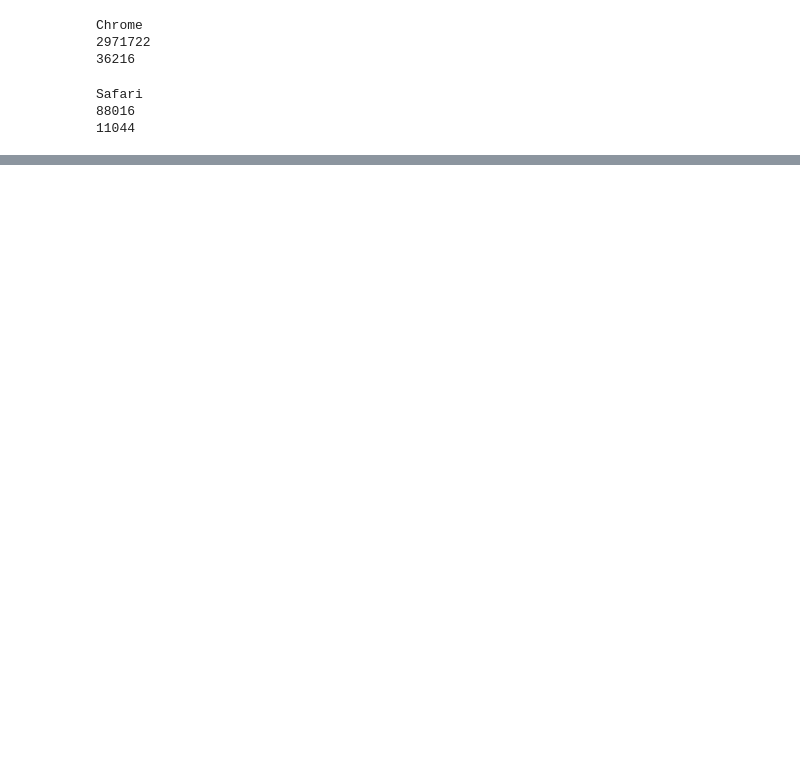
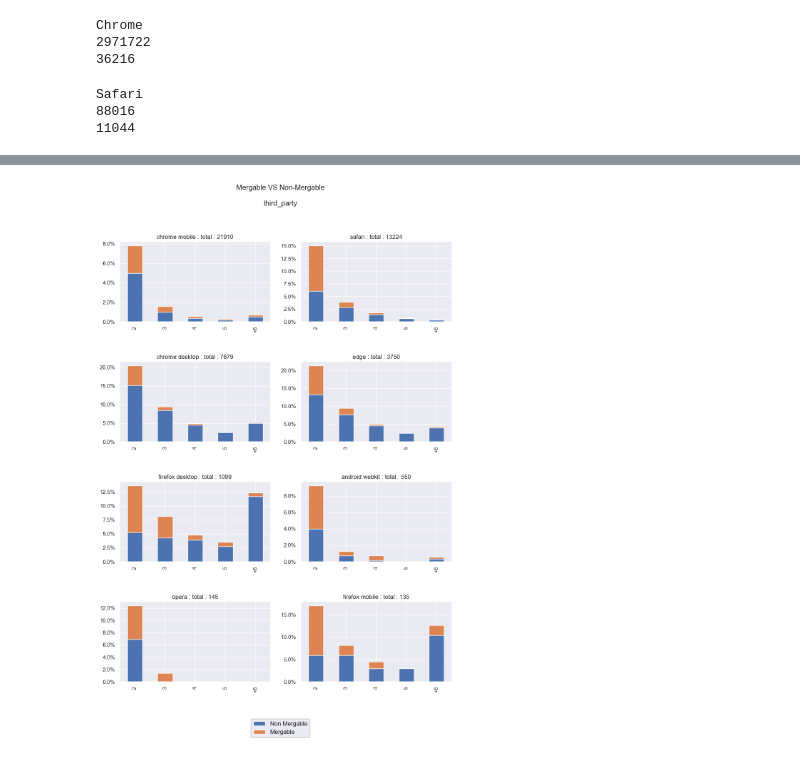
Before and after one commit to menisadi/merged, a Jupyter notebook: Notebooks/Perfects.ipynb, the cells around one changed output, grey strips where cells are left out. Saved outputs shown, nothing was run; the diff lists cells and outputs as text; code cells hidden in the pictures; blank space fills up the shorter version.

```diff
--- a/Notebooks/Perfects.ipynb
+++ b/Notebooks/Perfects.ipynb
@@ -419,0 +615,2 @@ Name: iiqid, Length: 48710, dtype: int64
+# %%
+maid_chosen = 'third_party'
@@ -419,0 +629,5 @@ Name: iiqid, Length: 48710, dtype: int64
+# %%
+%%time
+plot_cookies_dist(data, maid_chosen)
+# %% [output]
+[figure, added]
```
Also changed, not shown: parts of 72 cells of this notebook, 3 other files.
